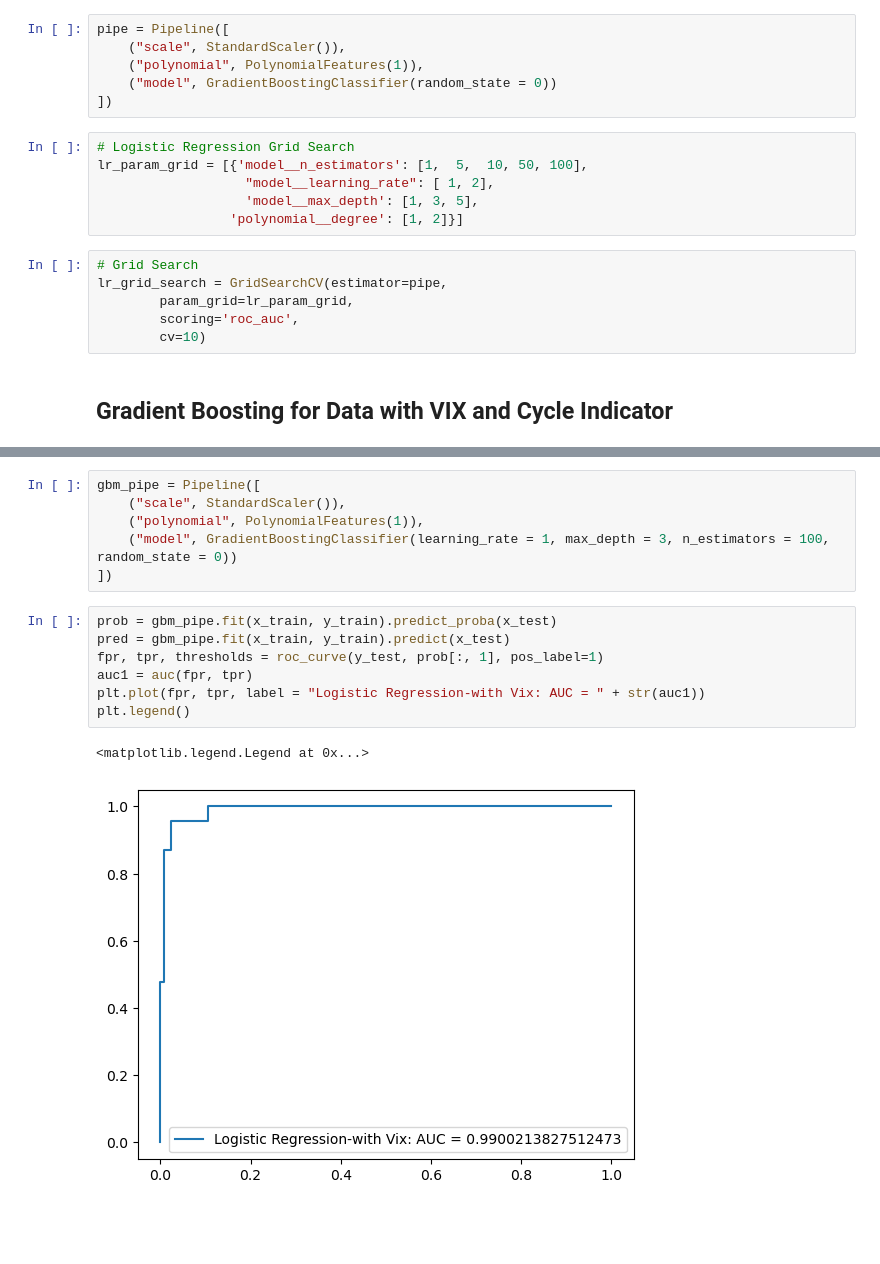
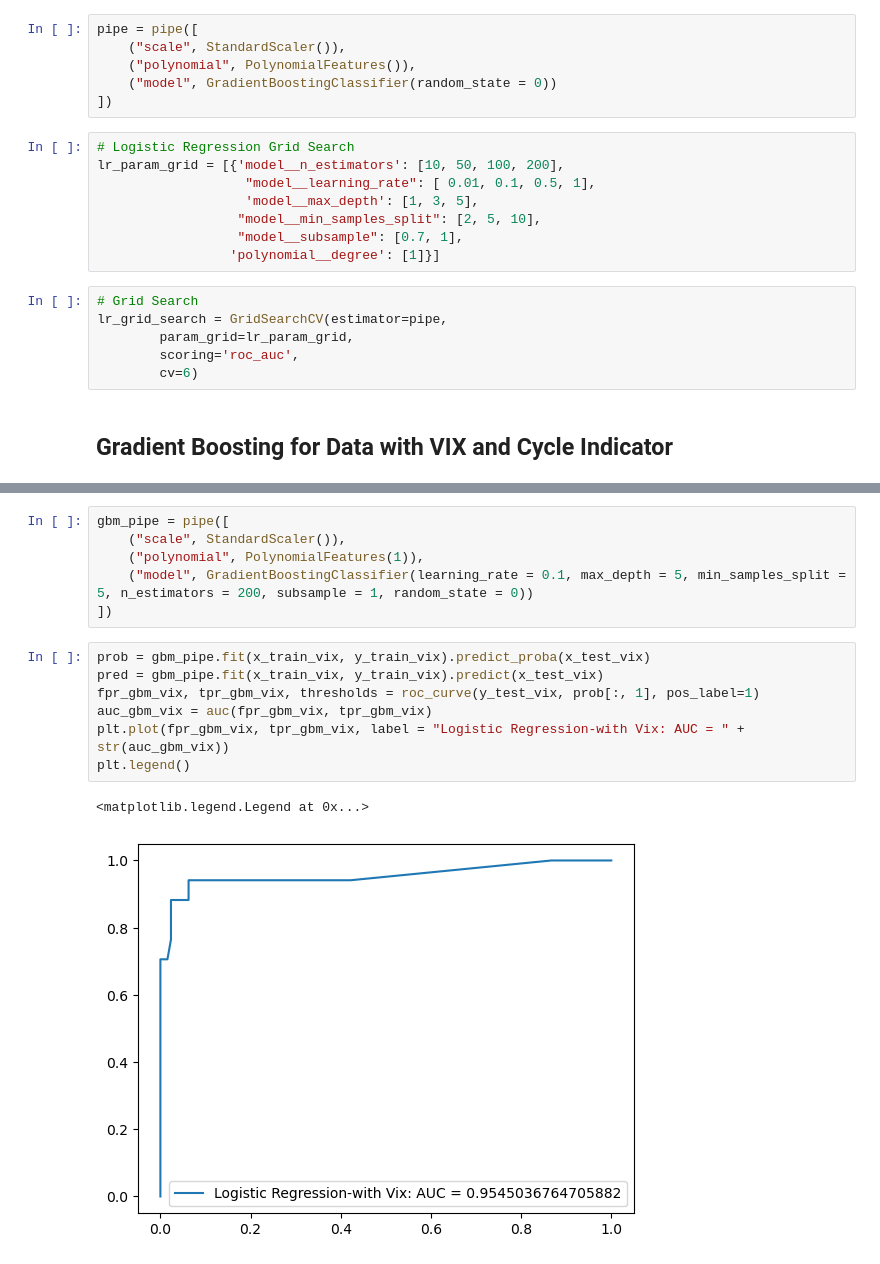
Before and after one commit to Peter-Lyu0921/Recession-Model, a Jupyter notebook: Recession Prediction.ipynb, the cells around one changed output, grey strips where cells are left out. Saved outputs shown, nothing was run; the diff lists cells and outputs as text; blank space fills up the shorter version.

Commit message:
Updates for recession prediction

```diff
--- a/Recession Prediction.ipynb
+++ b/Recession Prediction.ipynb
@@ -173,23 +137,25 @@ ConfusionMatrixDisplay(cm).plot()
 # %% [markdown]
 # Gradient Boosting
 # %%
-pipe = Pipeline([
+pipe = pipe([
     ("scale", StandardScaler()),
-    ("polynomial", PolynomialFeatures(1)),
+    ("polynomial", PolynomialFeatures()),
     ("model", GradientBoostingClassifier(random_state = 0))
 ])
 # %%
 # Logistic Regression Grid Search
-lr_param_grid = [{'model__n_estimators': [1,  5,  10, 50, 100],
-                   "model__learning_rate": [ 1, 2],
+lr_param_grid = [{'model__n_estimators': [10, 50, 100, 200],
+                   "model__learning_rate": [ 0.01, 0.1, 0.5, 1],
                    'model__max_depth': [1, 3, 5],
-                 'polynomial__degree': [1, 2]}]
+                  "model__min_samples_split": [2, 5, 10],
+                  "model__subsample": [0.7, 1],
+                 'polynomial__degree': [1]}]
 # %%
 # Grid Search
 lr_grid_search = GridSearchCV(estimator=pipe,
         param_grid=lr_param_grid,
         scoring='roc_auc',
-        cv=10)
+        cv=6)
 # %% [markdown]
 ## Gradient Boosting for Data with VIX and Cycle Indicator
 # %%
@@ -218,16 +180,16 @@ df
 # %%
-gbm_pipe = Pipeline([
+gbm_pipe = pipe([
     ("scale", StandardScaler()),
     ("polynomial", PolynomialFeatures(1)),
-    ("model", GradientBoostingClassifier(learning_rate = 1, max_depth = 3, n_estimators = 100, random_state = 0))
+    ("model", GradientBoostingClassifier(learning_rate = 0.1, max_depth = 5, min_samples_split = 5, n_estimators = 200, subsample = 1, random_state = 0))
 ])
 # %%
-prob = gbm_pipe.fit(x_train, y_train).predict_proba(x_test)
-pred = gbm_pipe.fit(x_train, y_train).predict(x_test)
-fpr, tpr, thresholds = roc_curve(y_test, prob[:, 1], pos_label=1)
-auc1 = auc(fpr, tpr)
-plt.plot(fpr, tpr, label = "Logistic Regression-with Vix: AUC = " + str(auc1))
+prob = gbm_pipe.fit(x_train_vix, y_train_vix).predict_proba(x_test_vix)
+pred = gbm_pipe.fit(x_train_vix, y_train_vix).predict(x_test_vix)
+fpr_gbm_vix, tpr_gbm_vix, thresholds = roc_curve(y_test_vix, prob[:, 1], pos_label=1)
+auc_gbm_vix = auc(fpr_gbm_vix, tpr_gbm_vix)
+plt.plot(fpr_gbm_vix, tpr_gbm_vix, label = "Logistic Regression-with Vix: AUC = " + str(auc_gbm_vix))
 plt.legend()
 # %% [output]
 <matplotlib.legend.Legend at 0x...>
-[figure, old version]
+[figure, new version]
```
Also changed, not shown: parts of 32 cells of this notebook, 6 other files.
